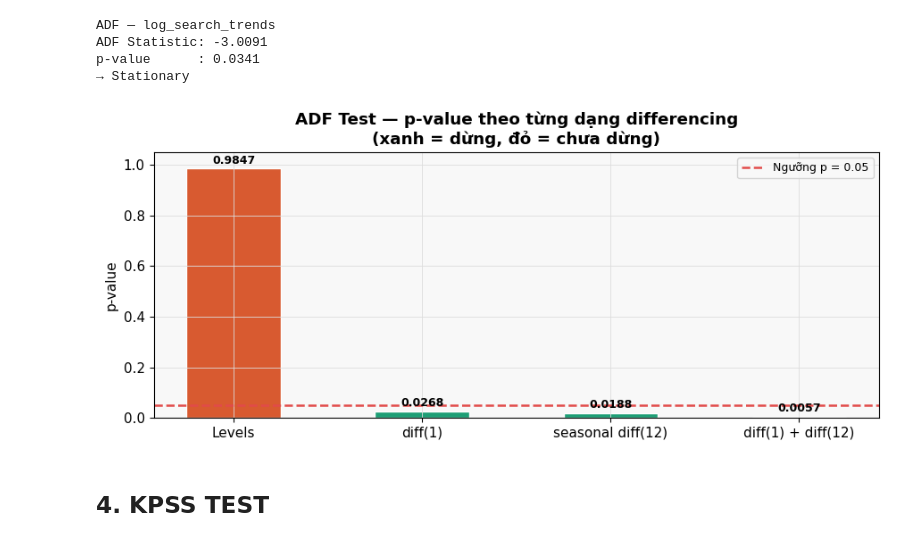
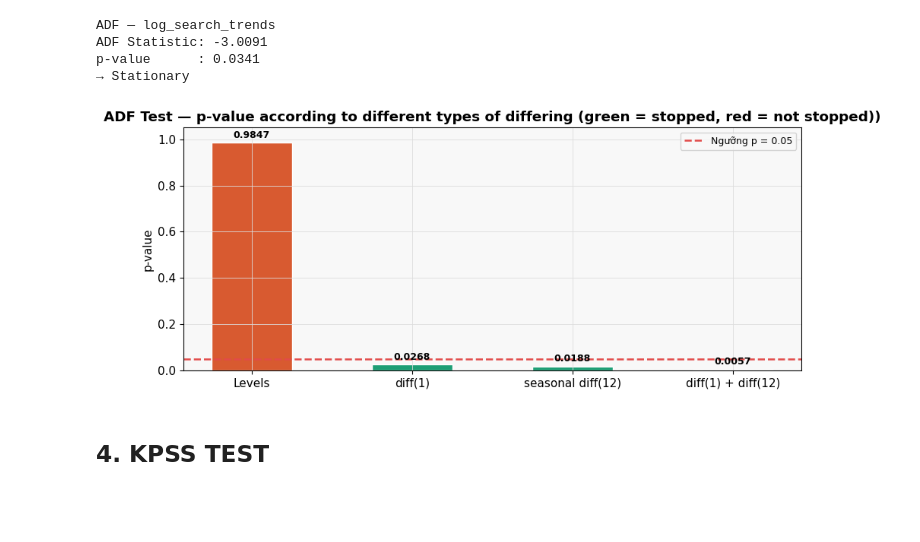
Before and after one commit to huynnrr/time-series-project, a Jupyter notebook: Notebooks/03_Stationarity_tests.ipynb, the cells around one changed output. Cells and saved outputs as stored; diff of their text form; code cells hidden in the pictures; blank space fills up the shorter version.

```diff
--- a/Notebooks/03_Stationarity_tests.ipynb
+++ b/Notebooks/03_Stationarity_tests.ipynb
@@ -70,7 +70,7 @@ s_d1D1 = s.diff().diff(12).dropna()  # cả hai
 
 fig, axes = plt.subplots(4, 1, figsize=(14, 12), sharex=False)
 specs = [
-    (s,      TEAL,  "log_arrivals — Levels (chưa differencing)"),
+    (s,      TEAL,  "log_arrivals — Levels (yet differencing)"),
     (s_d1,   BLUE,  "Δ log_arrivals — Regular diff(1)"),
     (s_D1,   CORAL, "Δ₁₂ log_arrivals — Seasonal diff(12)"),
     (s_d1D1, AMBER, "Δ Δ₁₂ log_arrivals — diff(1) + seasonal diff(12)"),
@@ -81,7 +81,7 @@ for ax, (series, color, title) in zip(axes, specs):
     ax.set_title(title, fontweight="bold", fontsize=10)
     ax.set_ylabel("Value")
 
-plt.suptitle("Visual Inspection: Các dạng differencing",
+plt.suptitle("Visual Inspection: Differentiating Types",
              fontsize=13, fontweight="bold", y=1.01)
 plt.tight_layout()
 plt.savefig("../outputs/step3_differencing_comparison.png", dpi=150, bbox_inches="tight")
@@ -183,25 +183,25 @@ p-value      : 0.0341
 # %%
 # ── ADF plot ─────────────────────────────────────────
 labels_plot = list(adf_results.keys())
 p_vals = [adf_results[l]["p"] for l in labels_plot]
 colors_bar = [TEAL if p < 0.05 else CORAL for p in p_vals]
 
 plt.figure(figsize=(9, 4))
 bars = plt.bar(labels_plot, p_vals, color=colors_bar, width=0.5, edgecolor="white")
 plt.axhline(0.05, color=RED, lw=1.8, ls="--", label="Ngưỡng p = 0.05")
-plt.title("ADF Test — p-value theo từng dạng differencing\n(xanh = dừng, đỏ = chưa dừng)",
+plt.title("ADF Test — p-value according to different types of differing (green = stopped, red = not stopped))",
           fontweight="bold")
 plt.ylabel("p-value")
 plt.ylim(0, 1.05)
 plt.legend(fontsize=9)
 for bar, p in zip(bars, p_vals):
     plt.text(bar.get_x() + bar.get_width()/2, p + 0.02,
              f"{p:.4f}", ha="center", fontsize=9, fontweight="bold")
 plt.tight_layout()
 plt.savefig("../outputs/step3_adf_pvalues.png", dpi=150, bbox_inches="tight")
 plt.show()
 # %% [output]
-[figure, old version]
+[figure, new version]
 # %% [markdown]
 ## 4. KPSS TEST
 # %% [markdown]
```
Also changed, not shown: parts of 3 cells of this notebook, 44 other files.
